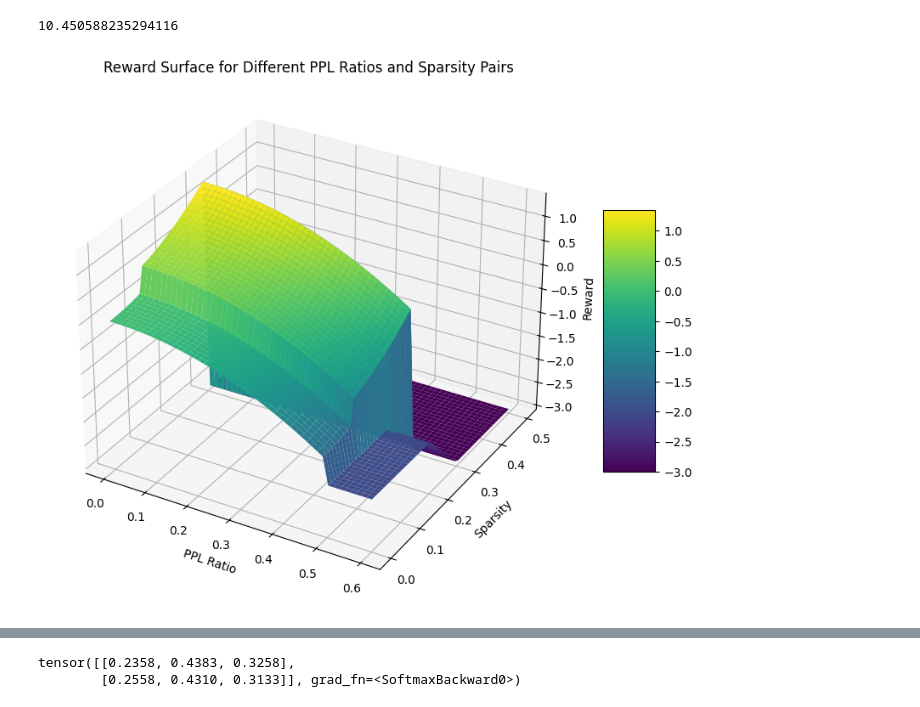
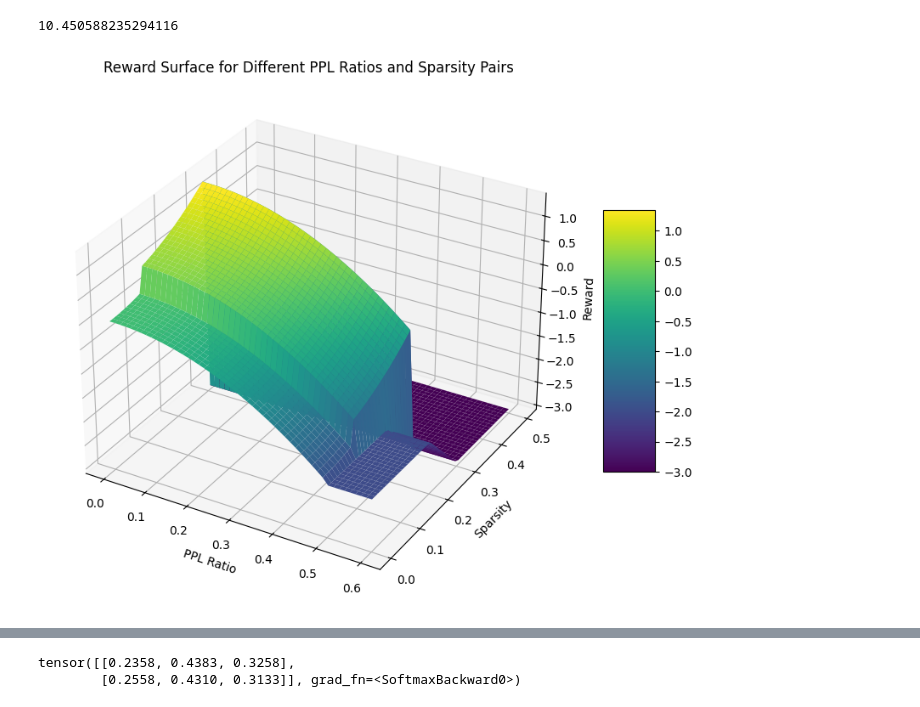
Before and after one commit to jakub-szafranski/rlp, a Jupyter notebook: aa.ipynb, the cells around one changed output, grey strips where cells are left out. Drawn from its saved outputs; the diff is of its cells as text; code cells hidden in the pictures.

```diff
--- a/aa.ipynb
+++ b/aa.ipynb
@@ -341,38 +341,38 @@ def compute_reward(
 
     sparsity_reward = 10 * sparsity**2
 
-    reward = 1 * ppl_reward + sparsity_reward
+    reward = 1.3 * ppl_reward + sparsity_reward
     reward += sparsity_bonus if sparsity >= min_sparsity else 0.0
     return np.clip(float(reward), -2.0, 2.0)
 
 baseline_ppl = 10.0
 for ppl_ratio in [0.0, 0.1, 0.2, 0.3, 0.4, 0.5, 0.6]:
-    for sparsity in [0.0, 0.1, 0.2, 0.3, 0.4, 0.5]:
+    for sparsity in np.linspace(0.0, 0.5, 50):
         pruned_ppl = baseline_ppl * (1 + ppl_ratio)
         reward = compute_reward(pruned_ppl, baseline_ppl, sparsity)
         # print(f"PPL Ratio: {ppl_ratio:.2f}, Sparsity: {sparsity:.2f} => Reward: {reward:.3f}")
 
 # Plotting the reward surface
 import matplotlib.pyplot as plt
 
 ppl_ratios = np.linspace(0.0, 0.6, 50)
 sparsities = np.linspace(0.0, 0.5, 50)
 PR, SP = np.meshgrid(ppl_ratios, sparsities)
 rewards = np.zeros_like(PR)
 
 for i in range(PR.shape[0]):
     for j in range(PR.shape[1]):
         pruned_ppl = baseline_ppl * (1 + PR[i, j])
         rewards[i, j] = compute_reward(pruned_ppl, baseline_ppl, SP[i, j])
 
 fig = plt.figure(figsize=(10, 8))
 ax = fig.add_subplot(111, projection='3d')
 surf = ax.plot_surface(PR, SP, rewards, cmap='viridis', edgecolor='none')
 ax.set_xlabel('PPL Ratio')
 ax.set_ylabel('Sparsity')
 ax.set_zlabel('Reward')
 ax.set_title('Reward Surface for Different PPL Ratios and Sparsity Pairs')
 fig.colorbar(surf, ax=ax, shrink=0.5, aspect=5)
 plt.show()
 # %% [output]
-[figure, old version]
+[figure, new version]
```
Also changed, not shown: parts of 1 cell of this notebook, 2 other files.
